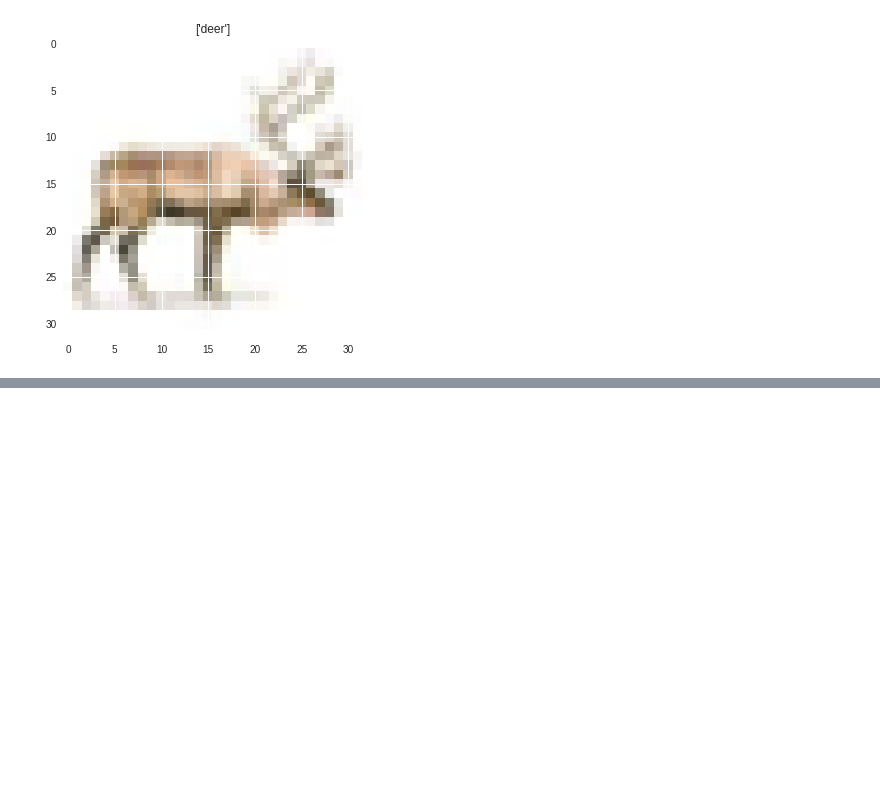
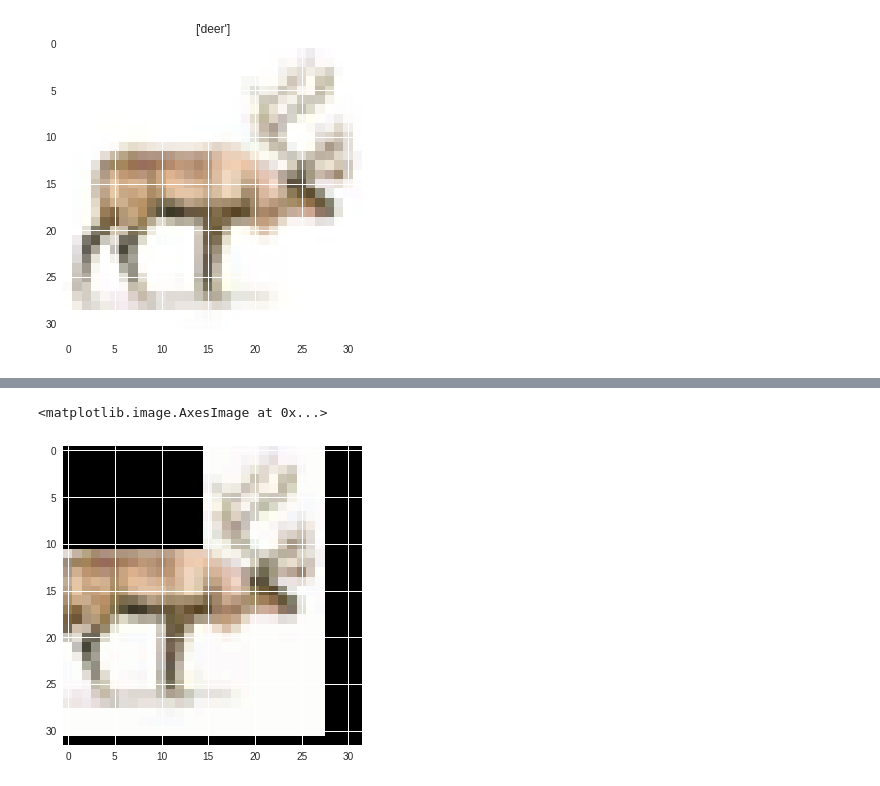
Before and after one commit to kylematoba/deeplearning-project, a Jupyter notebook: keras_wide_res_net_matoba.ipynb, the cells around one changed output, grey strips where cells are left out. Cells and saved outputs as stored; diff of their text form; code cells hidden in the pictures; blank space fills up the shorter version.

```diff
--- a/keras_wide_res_net_matoba.ipynb
+++ b/keras_wide_res_net_matoba.ipynb
@@ -122,7 +88,7 @@ np.random.seed(0)
 # %%
 def download_data() -> None:
     url = 'http://www.cs.toronto.edu/~kriz/cifar-10-python.tar.gz'
-    shutil.copytree(keras.utils.data_utils.get_file('cifar-10-batches-py', origin=url, untar=True), './data')
+    shutil.copytree(tf.keras.utils.get_file('cifar-10-batches-py', origin=url, untar=True), './data')
 
 
 def load_batch(batch_path: str) -> Tuple[np.ndarray, np.ndarray]:
@@ -131,7 +97,7 @@ def load_batch(batch_path: str) -> Tuple[np.ndarray, np.ndarray]:
     data_np = np.array(batch[b'data'])
     labels_np = np.array(batch[b'labels'])
     batch_data = data_np.reshape(data_np.shape[0], 3, 32, 32).transpose(0, 2, 3, 1) / 255
-    batch_labels = keras.utils.to_categorical(labels_np)
+    batch_labels = tf.keras.utils.to_categorical(labels_np)
     return (batch_data, batch_labels)
 
 
@@ -454 +548,6 @@ Traceback (most recent call last):
+# %%
+plt.imshow(preprocessing_function(x_train[idx, :, :, :]))
+# %% [output]
+<matplotlib.image.AxesImage at 0x...>
+[figure, added]
 # %%
```
Also changed, not shown: parts of 25 cells of this notebook.
